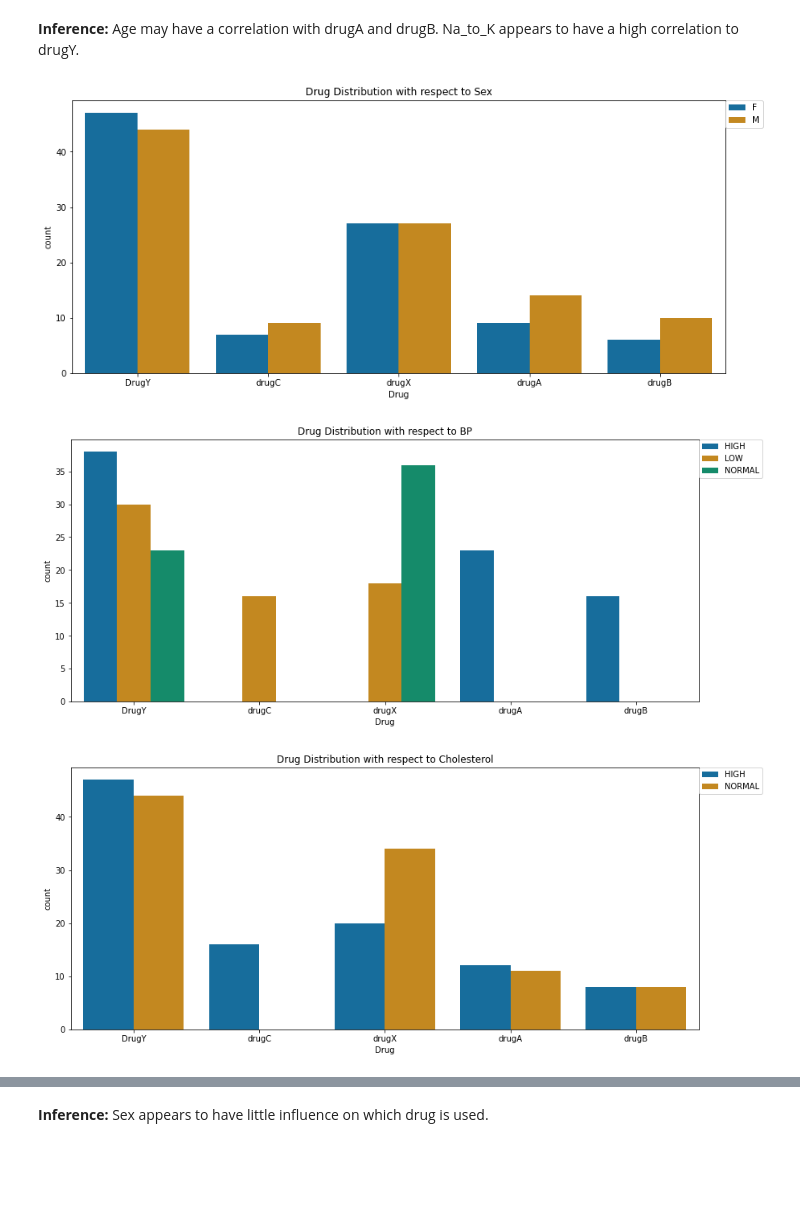
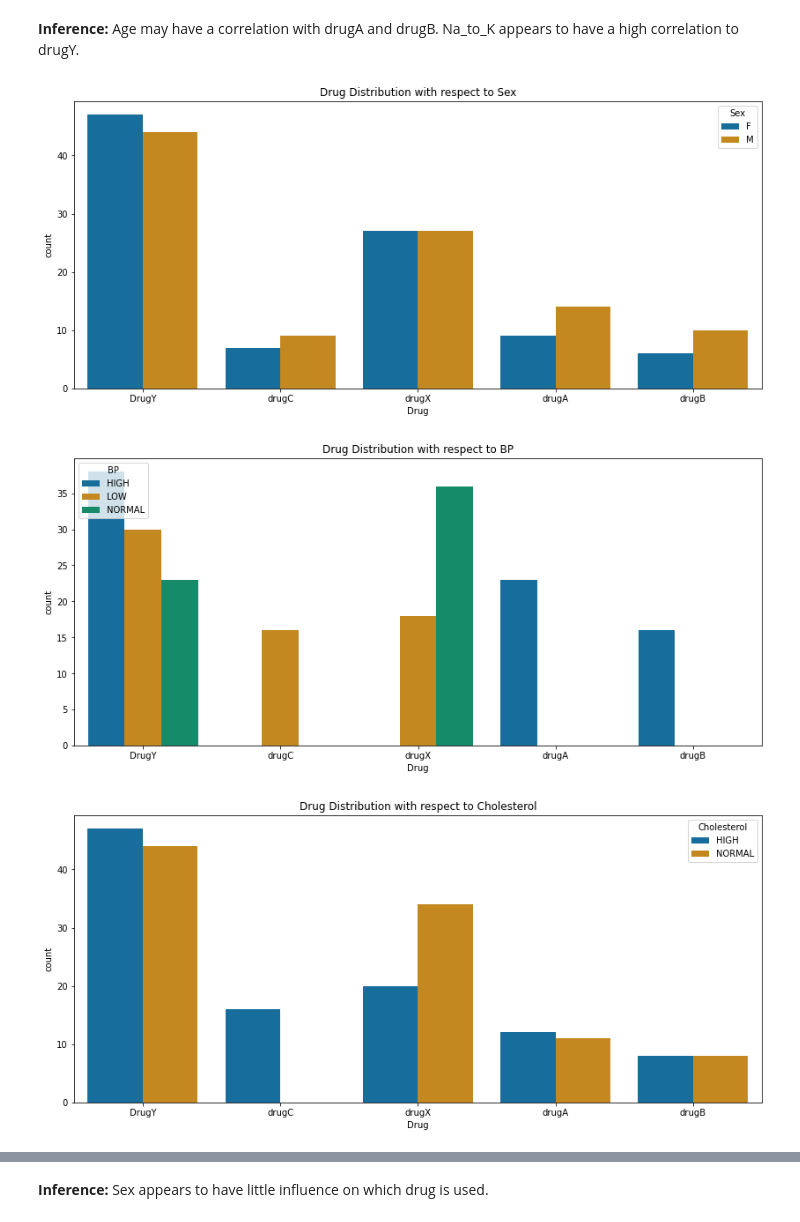
Before and after one commit to andydaehn/Drug_Classification, a Jupyter notebook: Drug_Classify.ipynb, the cells around one changed output, grey strips where cells are left out. Cells and saved outputs as stored; diff of their text form; code cells hidden in the pictures; blank space fills up the shorter version.

```diff
--- a/Drug_Classify.ipynb
+++ b/Drug_Classify.ipynb
@@ -129,11 +130,10 @@ for col in numerical_cols:
 # %%
 # Bivariate for categorical columns
 for col in categorical_cols:
     plt.figure(figsize=(14,6))
     sns.countplot(data=explore_df,x='Drug',hue=col,palette=vis_color)
-    plt.legend(bbox_to_anchor=(1.0,1.0),loc='upper left',borderaxespad=0)
     plt.title(f"Drug Distribution with respect to {col}")
 # %% [output]
-[figure, old version]
+[figure, new version]
-[figure, old version]
+[figure, new version]
-[figure, old version]
+[figure, new version]
```
Also changed, not shown: parts of 13 cells of this notebook.
